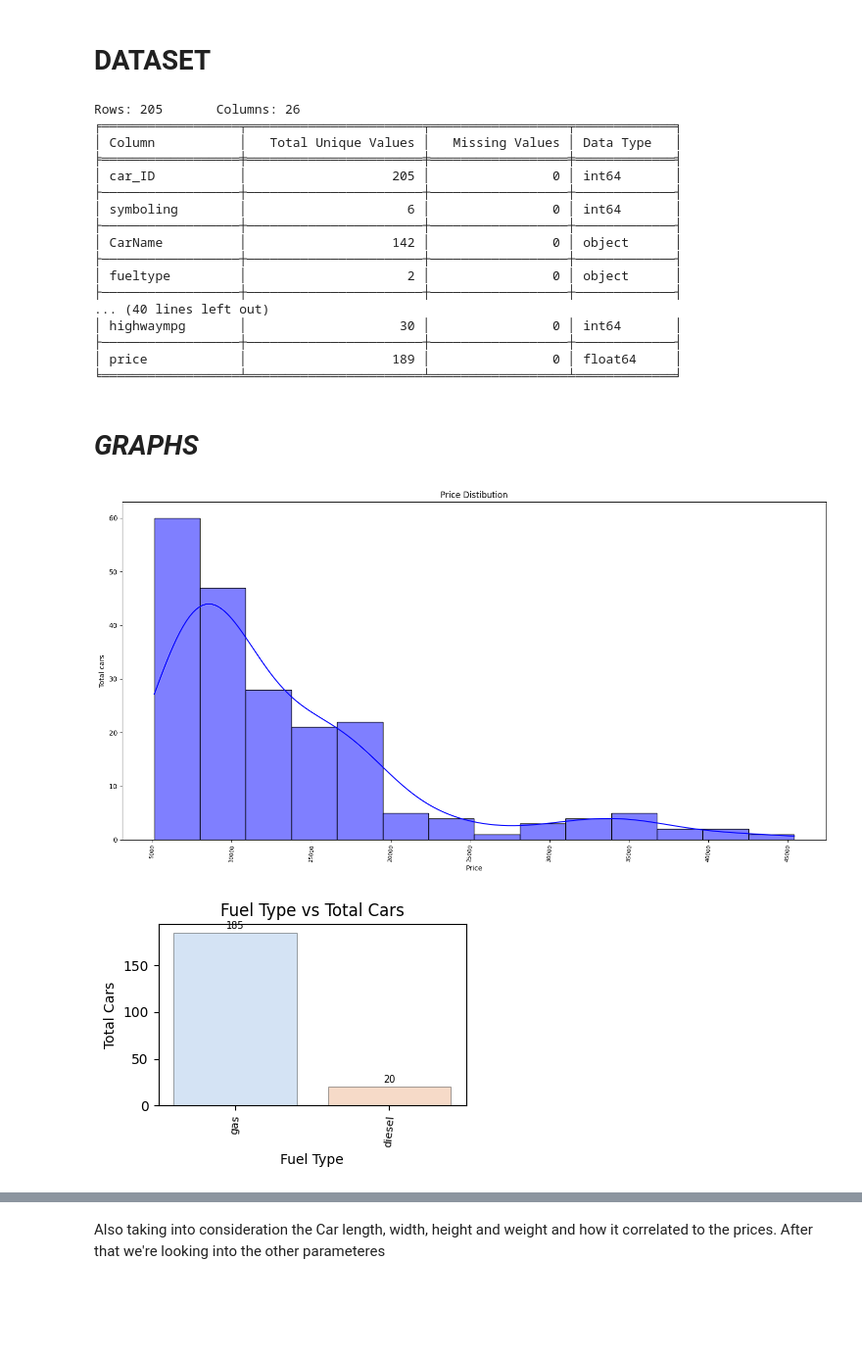
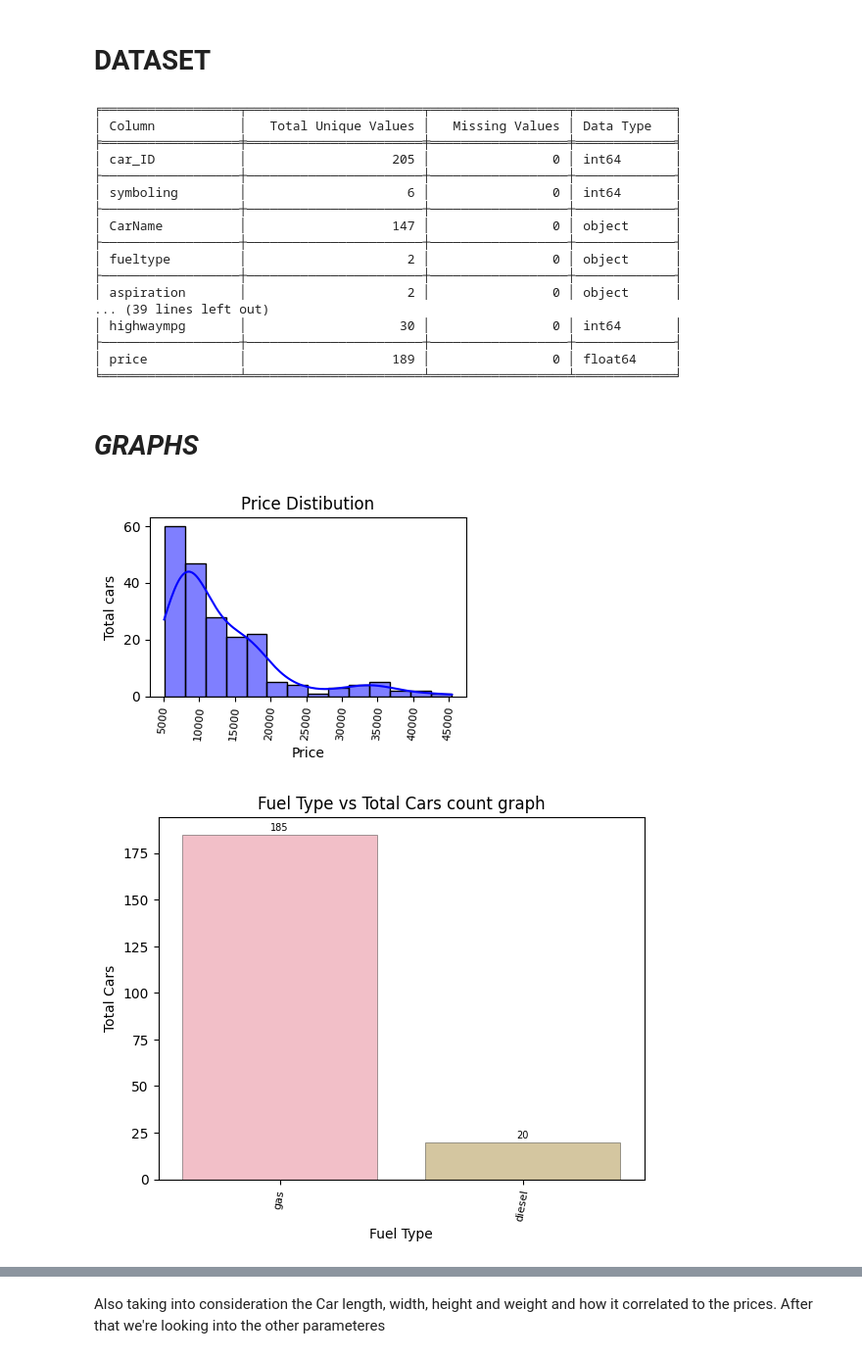
Before and after one commit to pallavmarch/Regression-Analysis-Projects, a Jupyter notebook: Car_Price_Regg.ipynb, the cells around one changed output, grey strips where cells are left out. Shown: that part at 98% size. Cells and saved outputs as stored; diff of their text form; code cells hidden in the pictures; blank space fills up the shorter version.

```diff
--- a/Car_Price_Regg.ipynb
+++ b/Car_Price_Regg.ipynb
@@ -16,0 +24,7 @@ from sklearn.linear_model import LinearRegression
+# %%
+dataset = "shaistashaikh/carprice-assignment"
+os.system(f"kaggle datasets download -d {dataset} -p ./ --unzip")
+
+file_path = "./CarPrice_Assignment.csv"
+df = pd.read_csv(file_path)
+df.head()
@@ -123,11 +137,8 @@ def mod(model,x_train_std, x_test_std, y_train, y_test):
 # %% [markdown]
 # DATASET
-# %%
-df = pd.read_csv("C:/Users/palla/Downloads/Python/Data_science/CarPrice_Assignment.csv")
 # %%
 datacheck(df)
 # %% [output]
-Rows: 205       Columns: 26
 ╒══════════════════╤═══════════════════════╤══════════════════╤═════════════╕
 │ Column           │   Total Unique Values │   Missing Values │ Data Type   │
 ╞══════════════════╪═══════════════════════╪══════════════════╪═════════════╡
@@ -135,11 +146,12 @@ Rows: 205       Columns: 26
 ├──────────────────┼───────────────────────┼──────────────────┼─────────────┤
 │ symboling        │                     6 │                0 │ int64       │
 ├──────────────────┼───────────────────────┼──────────────────┼─────────────┤
-│ CarName          │                   142 │                0 │ object      │
+│ CarName          │                   147 │                0 │ object      │
 ├──────────────────┼───────────────────────┼──────────────────┼─────────────┤
 │ fueltype         │                     2 │                0 │ object      │
 ├──────────────────┼───────────────────────┼──────────────────┼─────────────┤
-... (40 lines left out)
+│ aspiration       │                     2 │                0 │ object      │
+... (39 lines left out)
 │ highwaympg       │                    30 │                0 │ int64       │
 ├──────────────────┼───────────────────────┼──────────────────┼─────────────┤
 │ price            │                   189 │                0 │ float64     │
@@ -157,21 +165,21 @@ y= df.groupby('fueltype')['price'].mean().reset_index().sort_values(by='fueltype
 # %% [markdown]
 # *GRAPHS*
 # %%
-plt.figure(figsize=(15,8))
+plt.figure(figsize=(4,3))
 
 histogramvisual(df['price'],"Price")
 
-plt.figure(figsize=(4,3))
-countvisual(df['fueltype'],df['fueltype'],"Fuel Type","Total Cars")
 
-plt.figure(figsize=(15,8))
-countvisual(df['Company'],df['Company'],"Company Name","Total Cars")
+visualize_data(df['fueltype'],df['fueltype'],"Fuel Type","Total Cars", "count")
 
-plt.figure(figsize=(15,8))
-barvisual(z['Company'],z['price'],"Company Name","Average Price")
 
-plt.figure(figsize=(4,3))
-barvisual(y['fueltype'],y['price'],"Fuel Type","Average Price")
+visualize_data(df['Company'],df['Company'],"Company Name","Total Cars", "count")
+
+
+visualize_data(z['Company'],z['price'],"Company Name","Average Price", "bar")
+
+
+visualize_data(y['fueltype'],y['price'],"Fuel Type","Average Price", "bar")
 # %% [output]
-[figure, old version]
+[figure, new version]
-[figure, old version]
+[figure, new version]
```
Also changed, not shown: parts of 30 cells of this notebook.
